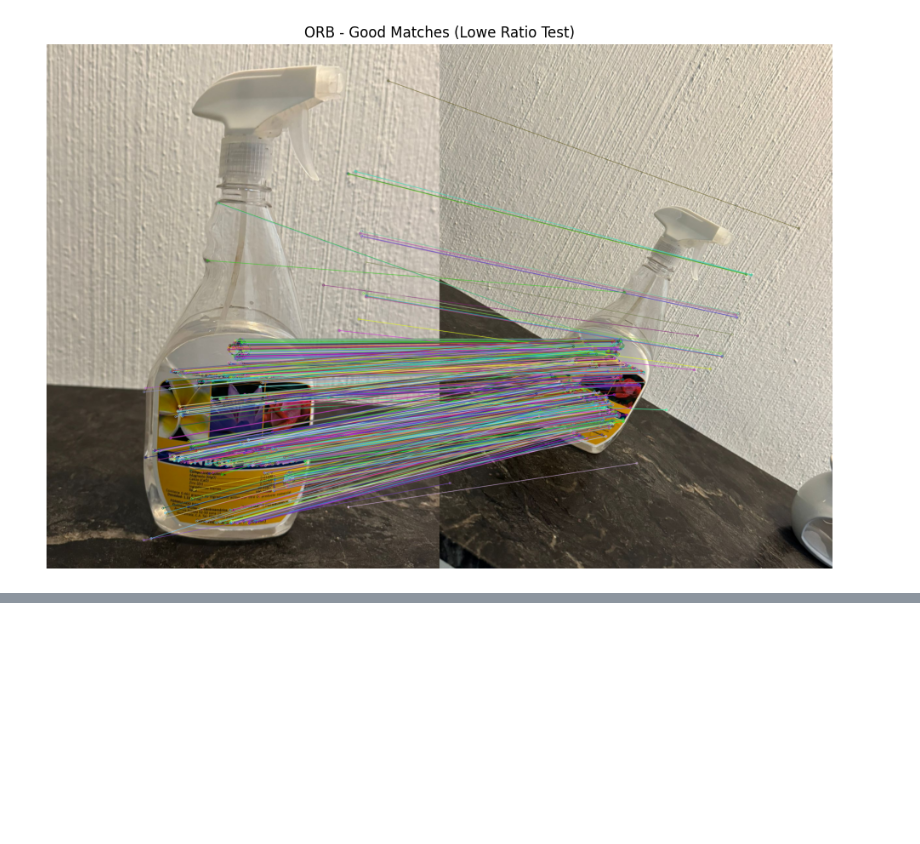
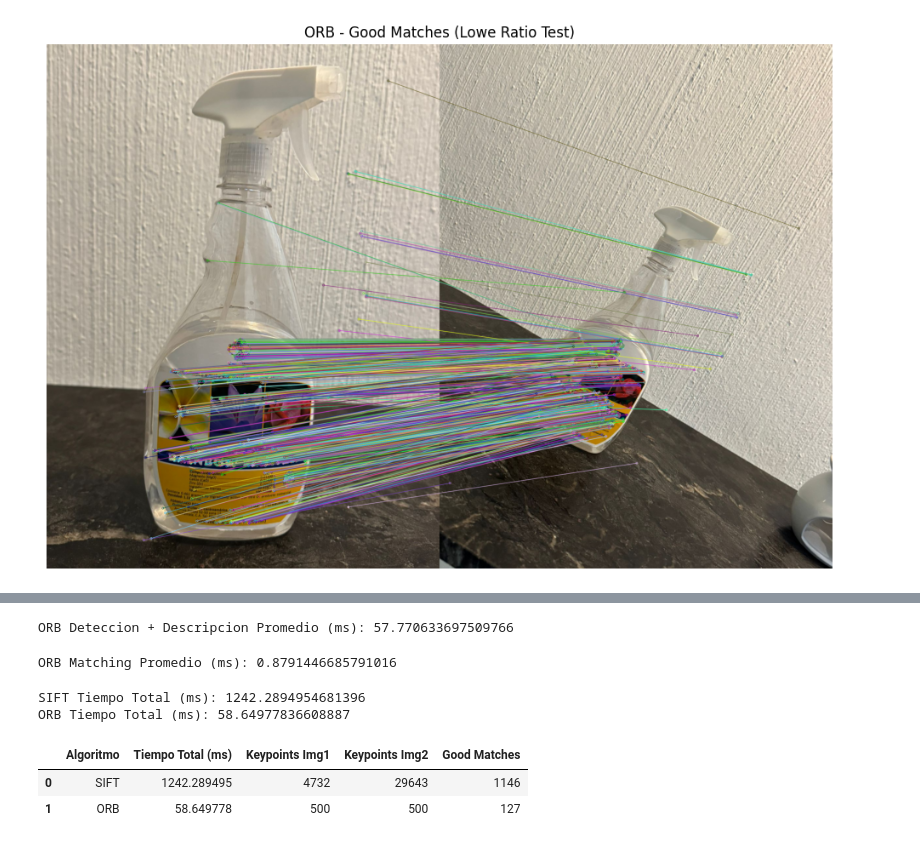
Before and after one commit to faguilarleal/lab3_vision, a Jupyter notebook: lab3.ipynb, the cells around one changed output, grey strips where cells are left out. Saved outputs shown, nothing was run; the diff lists cells and outputs as text; code cells hidden in the pictures; blank space fills up the shorter version.

```diff
--- a/lab3.ipynb
+++ b/lab3.ipynb
@@ -254,0 +259,2 @@ plt.show()
+# %%
+repeticiones = 10
@@ -254,0 +302,65 @@ plt.show()
+# %%
+orb = cv2.ORB_create()
+
+tiempos_orb_detect = []
+
+for _ in range(repeticiones):
+    start = time.time()
+    kp1_orb, des1_orb = orb.detectAndCompute(img1_gray, None)
+    kp2_orb, des2_orb = orb.detectAndCompute(img2_gray, None)
+    end = time.time()
+
+    tiempos_orb_detect.append((end - start) * 1000)
+
+orb_detect_avg = np.mean(tiempos_orb_detect)
+
+print("ORB Deteccion + Descripcion Promedio (ms):", orb_detect_avg)
+# %% [output]
+ORB Deteccion + Descripcion Promedio (ms): 57.770633697509766
+# %%
+bf_orb = cv2.BFMatcher(cv2.NORM_HAMMING)
+
+tiempos_orb_match = []
+
+for _ in range(repeticiones):
+    start = time.time()
+
+    matches_orb = bf_orb.knnMatch(des1_orb, des2_orb, k=2)
+
+    good_orb = []
+    for m, n in matches_orb:
+        if m.distance < 0.75 * n.distance:
+            good_orb.append(m)
+
+    end = time.time()
+    tiempos_orb_match.append((end - start) * 1000)
+
+orb_match_avg = np.mean(tiempos_orb_match)
+
+print("ORB Matching Promedio (ms):", orb_match_avg)
+# %% [output]
+ORB Matching Promedio (ms): 0.8791446685791016
+# %%
+sift_total = sift_detect_avg + sift_match_avg
+orb_total = orb_detect_avg + orb_match_avg
+
+print("SIFT Tiempo Total (ms):", sift_total)
+print("ORB Tiempo Total (ms):", orb_total)
+# %% [output]
+SIFT Tiempo Total (ms): 1242.2894954681396
+ORB Tiempo Total (ms): 58.64977836608887
+# %%
+data = {
+    "Algoritmo": ["SIFT", "ORB"],
+    "Tiempo Total (ms)": [sift_total, orb_total],
+    "Keypoints Img1": [len(kp1_sift), len(kp1_orb)],
+    "Keypoints Img2": [len(kp2_sift), len(kp2_orb)],
+    "Good Matches": [len(good_sift), len(good_orb)]
+}
+
+df = pd.DataFrame(data)
+df
+# %% [output]
+|  | Algoritmo | Tiempo Total (ms) | Keypoints Img1 | Keypoints Img2 | Good Matches |
+| 0 | SIFT | 1242.289495 | 4732 | 29643 | 1146 |
+| 1 | ORB | 58.649778 | 500 | 500 | 127 |
```
Also changed, not shown: parts of 4 cells of this notebook.
